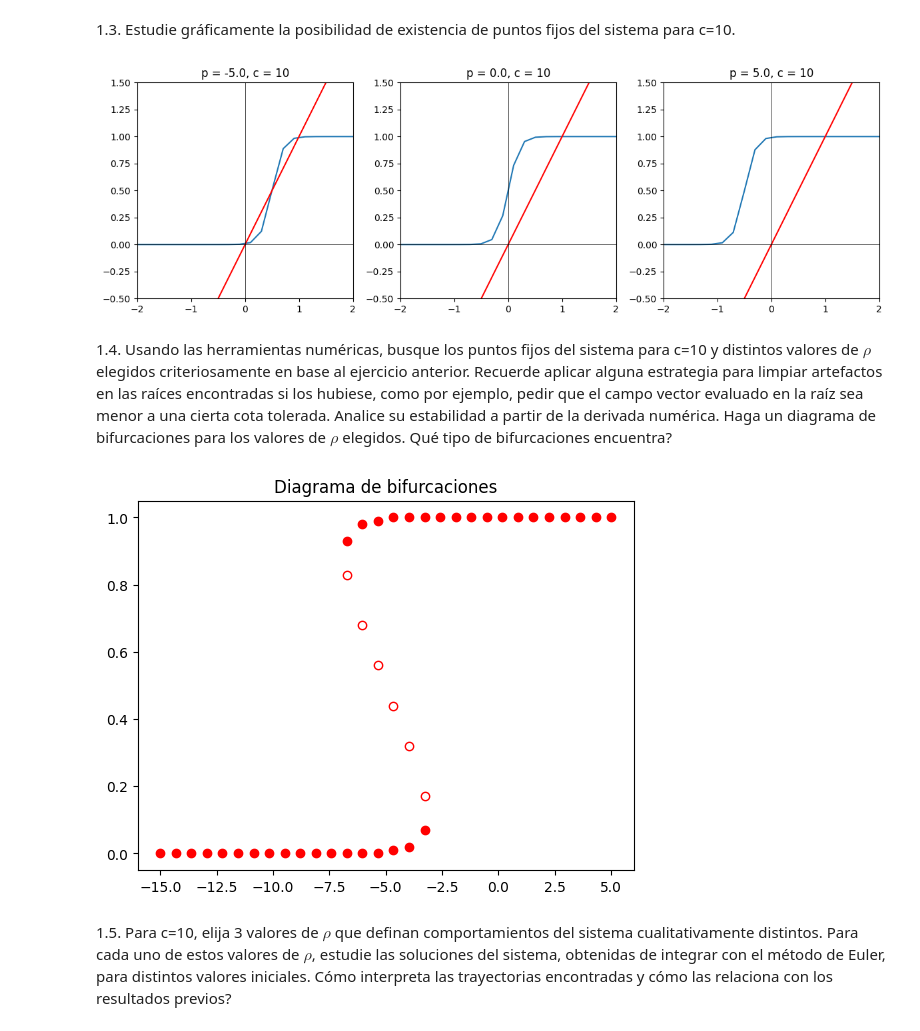
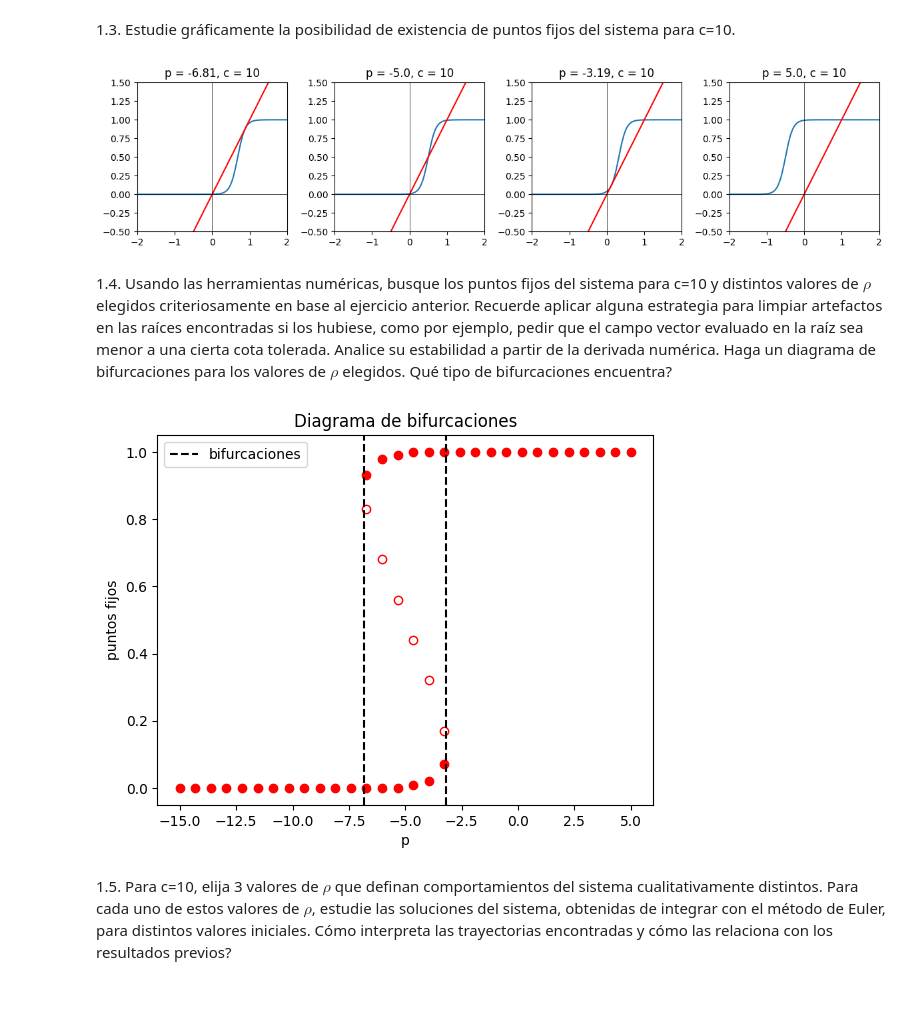
Before and after one commit to HBocaccio/NumLabIMC, a Jupyter notebook: TPs/TP1/TP1IMC2024.ipynb, the cells around one changed output. Cells and saved outputs as stored; diff of their text form; code cells hidden in the pictures; blank space fills up the shorter version.

```diff
--- a/TPs/TP1/TP1IMC2024.ipynb
+++ b/TPs/TP1/TP1IMC2024.ipynb
@@ -64,33 +64,40 @@ plt.tight_layout()
 [figure]
 # %% [markdown]
 1.3. Estudie gráficamente la posibilidad de existencia de puntos fijos del sistema para c=10.
+# %%
+def p_from_x(x, c=10):
+    return np.log(x / (1 - x)) - (1 / (1 - x))
+
+p1 = p_from_x((5-np.sqrt(15))/10)
+p2 = p_from_x((5+np.sqrt(15))/10)
 # %%
 # 1.3
-ps = np.linspace(-5, 5, 3)
+ps = np.array([p2.round(2), -5, p1.round(2), 5])
 
-fig, axs = plt.subplots(1, 3, figsize=(12, 4))
-for i in range(3):
-    xs = np.linspace(-10, 10, 100)
+fig, axs = plt.subplots(1, 4, figsize=(12, 3))
+for i in range(len(ps)):
+    xs = np.linspace(-10, 10, 1000)
     ys1 = sigmoidea(ps[i], 10)(xs)
     ys2 = xs
 
     axs[i].plot(xs, ys1, label="sigmoide")
     axs[i].plot(xs, ys2, color="red", label="x")
     axs[i].set_title(f"p = {ps[i]}, c = 10")
     axs[i].axhline(0, color="black", lw=0.5)
     axs[i].axvline(0, color="black", lw=0.5)
     axs[i].set_ylim(-0.5, 1.5)
     axs[i].set_xlim(-2, 2)
 
 plt.tight_layout()
 
 # Para p = -5 hay 3 puntos fijos
 # Para p >= 0 hay 1 punto fijo
 
 # En algun lugar en el medio la recta es tangente a la sigmoidea y hay exactamente 2 puntos fijos
 # TODO: averiguar cual es ese punto y poner un grafico ahi
+# https://materias.df.uba.ar/iamcedlfma2024c2/files/2012/07/clase_2_continuo_20241.pdf
 # %% [output]
-[figure, old version]
+[figure, new version]
 # %% [markdown]
 1.4. Usando las herramientas numéricas, busque los puntos fijos del sistema para c=10 y distintos valores de $\rho$ elegidos criteriosamente en base al ejercicio anterior. Recuerde aplicar alguna estrategia para limpiar artefactos en las raíces encontradas si los hubiese, como por ejemplo, pedir que el campo vector evaluado en la raíz sea menor a una cierta cota tolerada. Analice su estabilidad a partir de la derivada numérica. Haga un diagrama de bifurcaciones para los valores de $\rho$ elegidos. Qué tipo de bifurcaciones encuentra?
 # %%
@@ -129,12 +136,13 @@ def campovector(p, c):
 
     return f
 
+
 ps = np.linspace(-15, 5, 30)
 posibles_ci = np.linspace(-5, 5, 100)
 
 for p in ps:
     campovector_p = campovector(p, 10)
-    raices_ = raices(campovector_p, None, posibles_ci, 100)
+    raices_ = raices(campovector_p, None, posibles_ci, 200)
     for raiz in raices_:
         estabilidad = derivar(campovector_p, raiz)
         plt.plot(
@@ -145,12 +153,18 @@ for p in ps:
             markeredgecolor="r",
         )
 
+plt.axvline(p1, color="black", linestyle="dashed")
+plt.axvline(p2, color="black", linestyle="dashed")
+plt.plot([], [], color="black", label="bifurcaciones", linestyle="dashed")
+plt.legend()
+plt.xlabel("p")
+plt.ylabel("puntos fijos")
 plt.title("Diagrama de bifurcaciones")
 plt.show()
 
-# TODO: Lo unico que queda aca es que no me acuerdo como era el tema de la estabilidad
+# TODO: Agregar legends
 # %% [output]
-[figure, old version]
+[figure, new version]
 # %% [markdown]
 1.5. Para c=10, elija 3 valores de $\rho$ que definan comportamientos del sistema cualitativamente distintos. Para cada uno de estos valores de $\rho$, estudie las soluciones del sistema, obtenidas de integrar con el método de Euler, para distintos valores iniciales. Cómo interpreta las trayectorias encontradas y cómo las relaciona con los resultados previos?
 # %%
```
Also changed, not shown: parts of 17 cells of this notebook.
